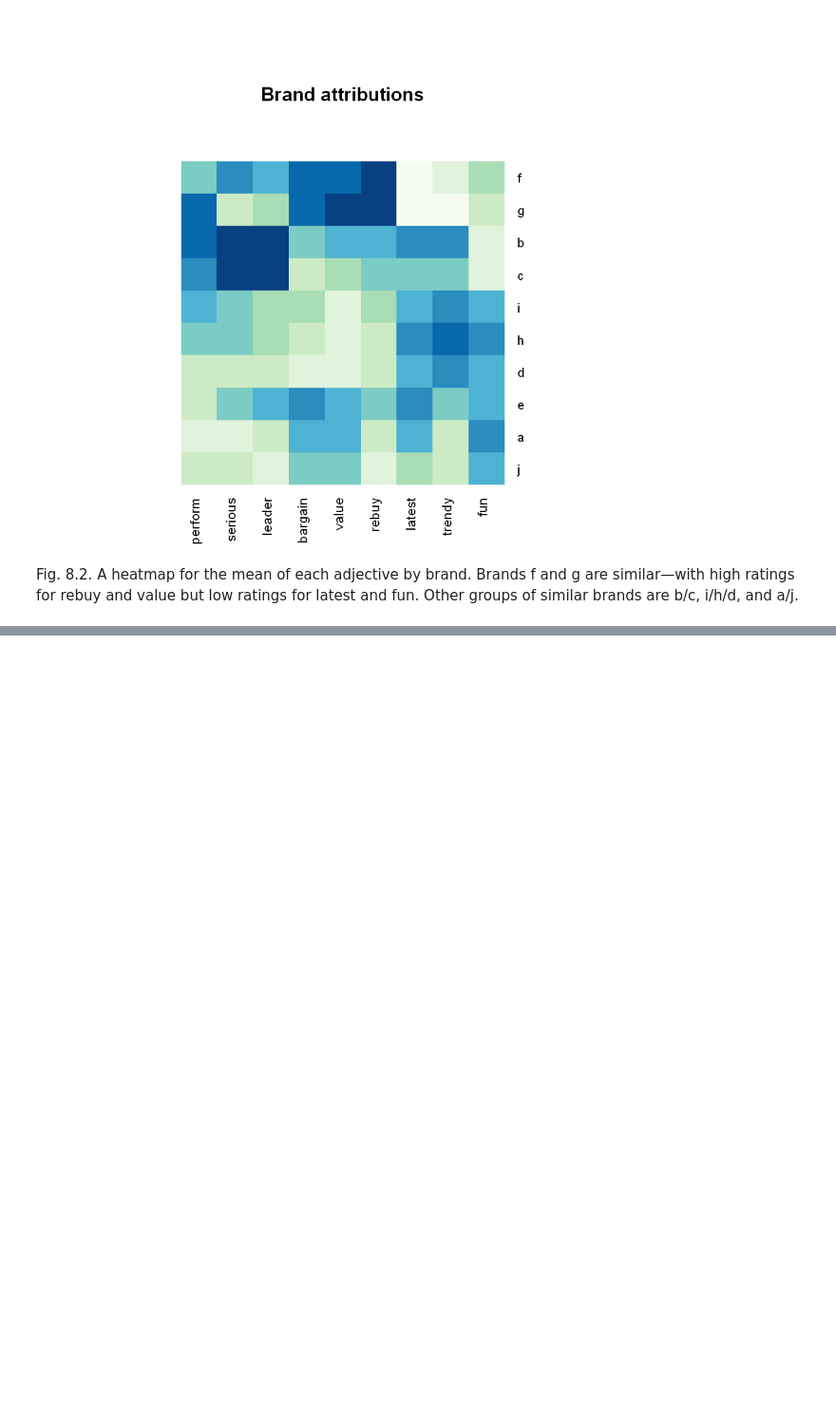
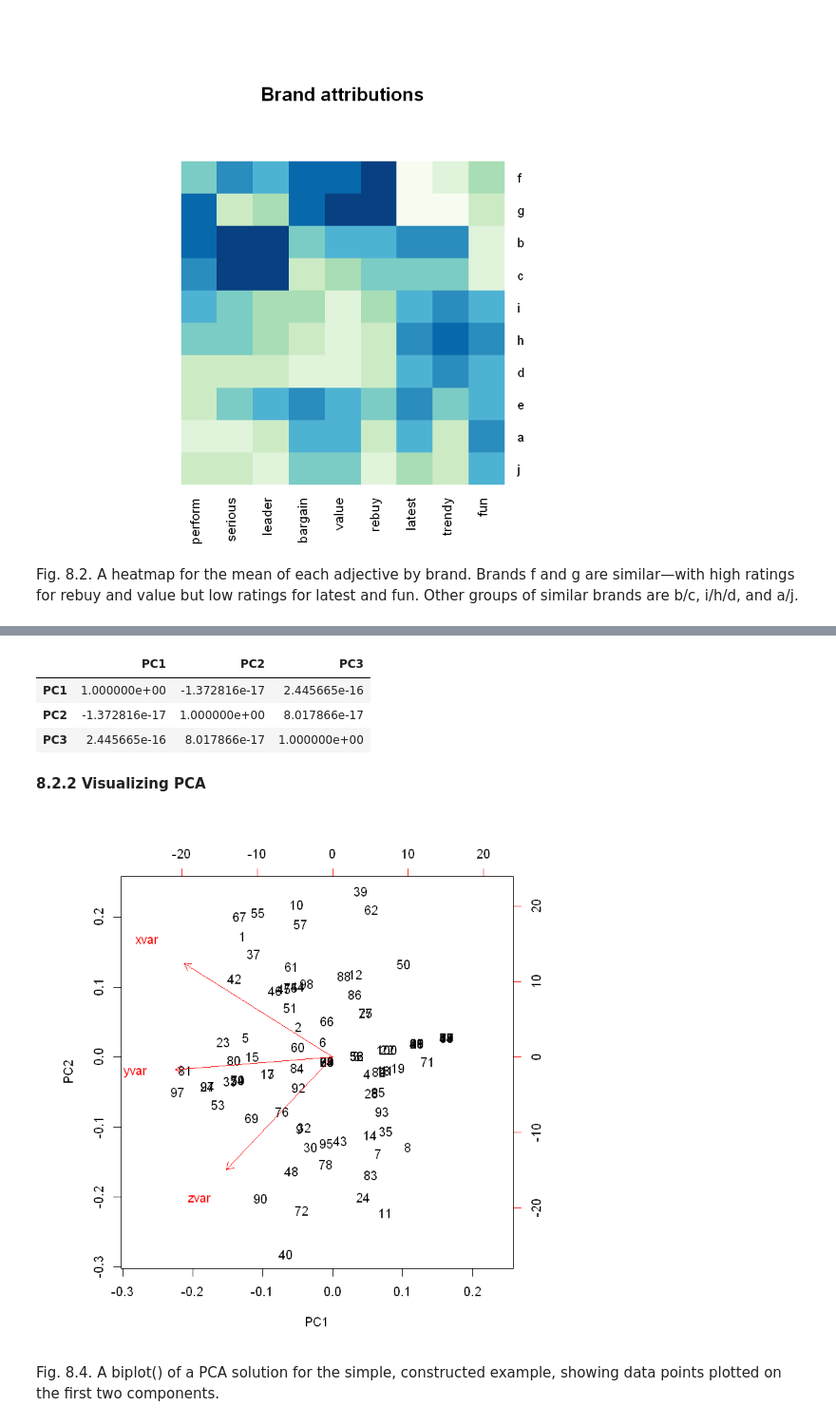
Before and after one commit to LeeChang-Soo/Linear-Regression-Model, a Jupyter notebook: 8_Reducing Data Complexity.ipynb, the cells around one changed output, grey strips where cells are left out. Shown at 95% size. Saved outputs shown, nothing was run; the diff lists cells and outputs as text; code cells hidden in the pictures; blank space fills up the shorter version.

```diff
--- a/8_Reducing Data Complexity.ipynb
+++ b/8_Reducing Data Complexity.ipynb
@@ -180,0 +204,3 @@ Fig. 8.2. A heatmap for the mean of each adjective by brand. Brands f and g are
+# %%
+my.pca = prcomp(my.vars)
+summary(my.pca)
@@ -180,0 +224,16 @@ Fig. 8.2. A heatmap for the mean of each adjective by brand. Brands f and g are
+# %%
+cor(my.pca$x)  # components have zero correlation
+# %% [output]
+|  | PC1 | PC2 | PC3 |
+| PC1 | 1.000000e+00 | -1.372816e-17 | 2.445665e-16 |
+| PC2 | -1.372816e-17 | 1.000000e+00 | 8.017866e-17 |
+| PC3 | 2.445665e-16 | 8.017866e-17 | 1.000000e+00 |
+# %% [markdown]
+**8.2.2 Visualizing PCA**
+# %%
+biplot(my.pca)
+# %% [output]
+[figure, added]
+# %% [markdown]
+Fig. 8.4. A biplot() of a PCA solution for the simple, constructed example,
+showing data points plotted on the first two components.
```
Also changed, not shown: parts of 7 cells of this notebook.
